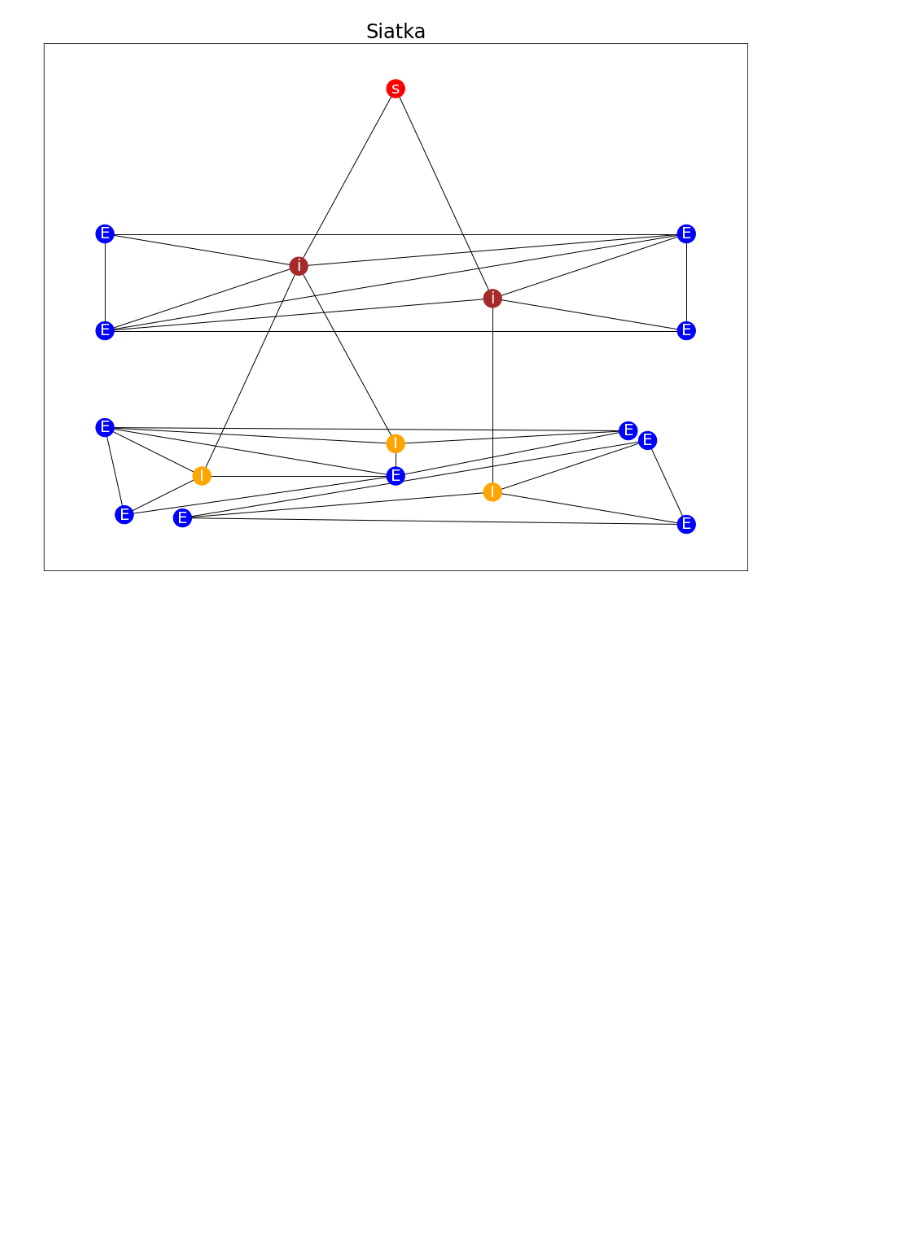
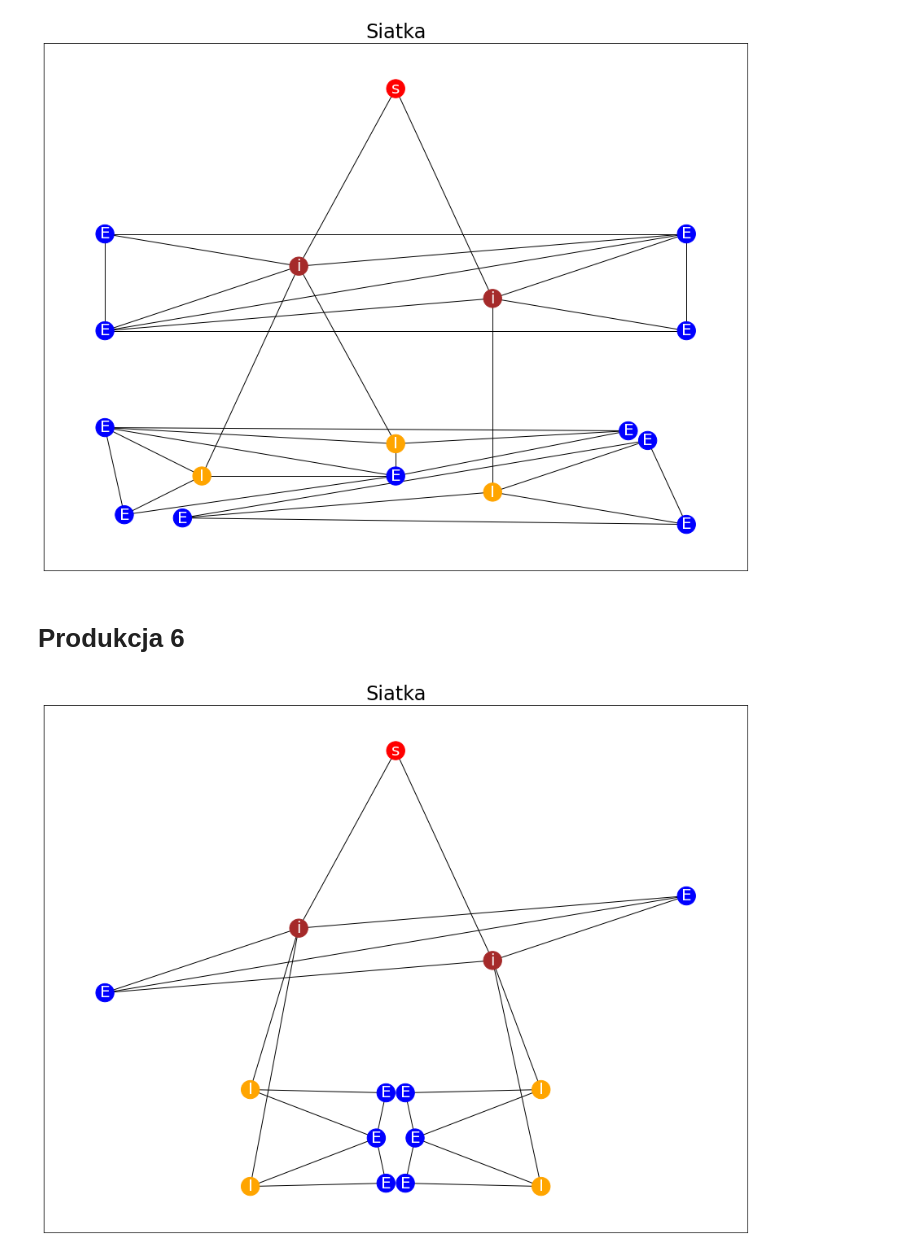
Before and after one commit to miro662/gg_project, a Jupyter notebook: examples/drawing.ipynb, the cells around one changed output. Drawn from its saved outputs; the diff is of its cells as text; code cells hidden in the pictures; blank space fills up the shorter version.

```diff
--- a/examples/drawing.ipynb
+++ b/examples/drawing.ipynb
@@ -99,3 +99,49 @@ draw(graph, 2, figsize=(12, 9))
 draw(graph, figsize=(12, 9))
 # %% [output]
 [figure]
+# %% [markdown]
+# Produkcja 6
+# %%
+graph_p6_left_side = nx.Graph()
+
+graph_p6_left_side.add_nodes_from(
+    [
+        (0, mk_vertex(VertexType.START_USED, (0.5, 0.5), 0)),
+
+        (1, mk_vertex(VertexType.EXTERIOR, (0.0, 1.0), 1)),
+        (2, mk_vertex(VertexType.EXTERIOR, (1.0, 0.0), 1)),
+
+        (3, mk_vertex(VertexType.INTERIOR_USED, (1/3, 1/3), 1)),
+        (4, mk_vertex(VertexType.INTERIOR_USED, (2/3, 2/3), 1)),
+
+        (5, mk_vertex(VertexType.INTERIOR, (1/4, 0.0), 2)),
+        (6, mk_vertex(VertexType.INTERIOR, (1/4, 1.0), 2)),
+        (7, mk_vertex(VertexType.INTERIOR, (3/4, 0.0), 2)),
+        (8, mk_vertex(VertexType.INTERIOR, (3/4, 1.0), 2)),
+
+        (9, mk_vertex(VertexType.EXTERIOR, (0.5, 0.0), 2)),
+        (10, mk_vertex(VertexType.EXTERIOR, (0.5, 0.0), 2)),
+
+        (11, mk_vertex(VertexType.EXTERIOR, (0.5, 0.5), 2)),
+        (12, mk_vertex(VertexType.EXTERIOR, (0.5, 0.5), 2)),
+
+        (13, mk_vertex(VertexType.EXTERIOR, (0.5, 1.0), 2)),
+        (14, mk_vertex(VertexType.EXTERIOR, (0.5, 1.0), 2)),
+    ]
+)
+
+graph_p6_left_side.add_edges_from(
+    [
+        (1,2), (0,3), (1,3), (2,3),
+        (0,4), (1,4), (2,4), (3,5),
+        (3,6), (4,7), (4,8), (9,5),
+        (10,7), (11, 9), (11, 5), (11, 6),
+        (12, 10), (12, 7), (12, 8), (13, 11),
+        (13, 6), (14, 12), (14, 8)
+
+    ]
+)
+# %%
+draw(graph_p6_left_side, figsize=(12, 9))
+# %% [output]
+[figure, added]
```
